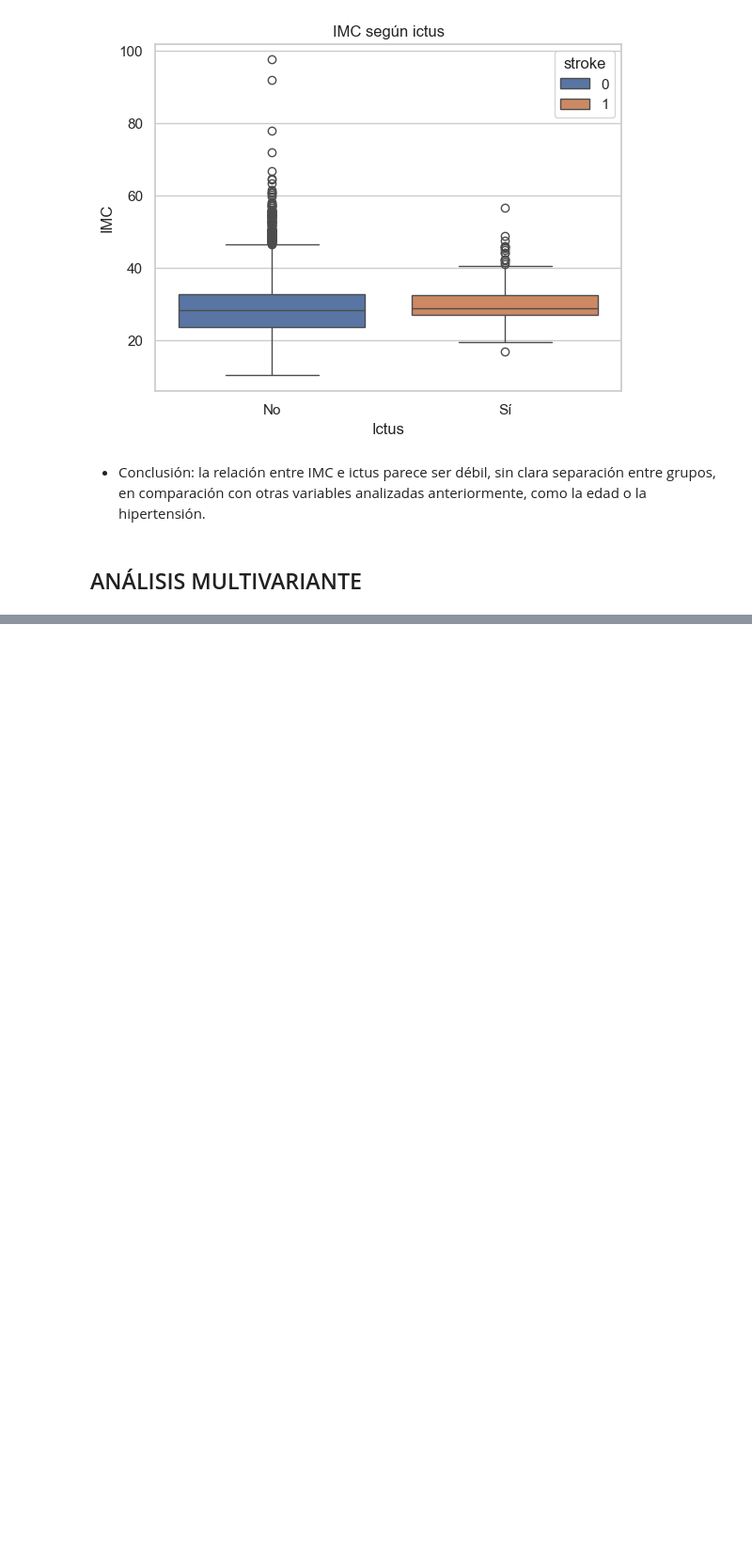
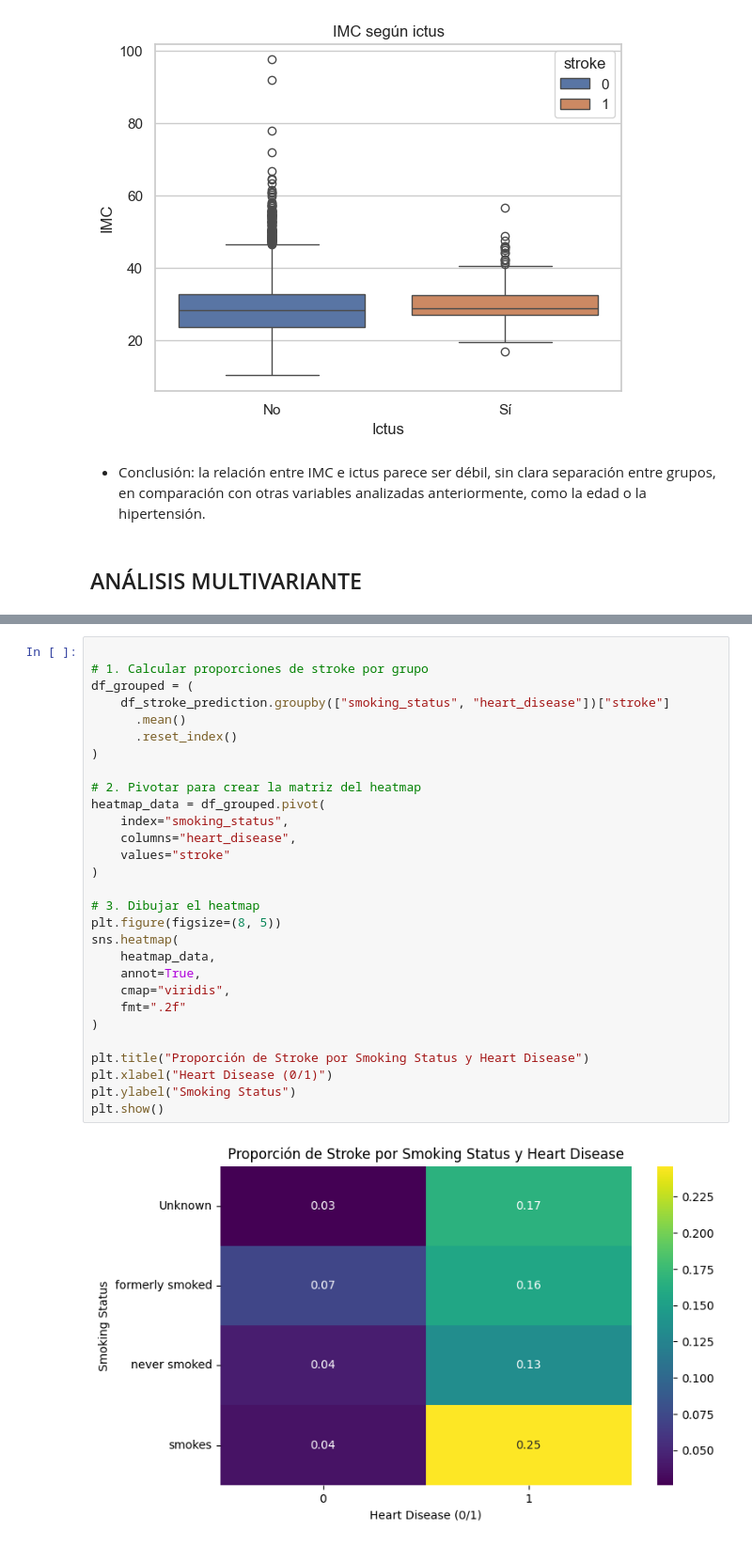
Before and after one commit to eleacos/EDA_Stroke_Prediction, a Jupyter notebook: src/notebooks/notebook-eda-inicial.ipynb, the cells around one changed output, grey strips where cells are left out. Shown at 94% size. Drawn from its saved outputs; the diff is of its cells as text; blank space fills up the shorter version.

```diff
--- a/src/notebooks/notebook-eda-inicial.ipynb
+++ b/src/notebooks/notebook-eda-inicial.ipynb
@@ -448,0 +509,31 @@ plt.show()
+# %%
+
+# 1. Calcular proporciones de stroke por grupo
+df_grouped = (
+    df_stroke_prediction.groupby(["smoking_status", "heart_disease"])["stroke"]
+      .mean()
+      .reset_index()
+)
+
+# 2. Pivotar para crear la matriz del heatmap
+heatmap_data = df_grouped.pivot(
+    index="smoking_status",
+    columns="heart_disease",
+    values="stroke"
+)
+
+# 3. Dibujar el heatmap
+plt.figure(figsize=(8, 5))
+sns.heatmap(
+    heatmap_data,
+    annot=True,
+    cmap="viridis",
+    fmt=".2f"
+)
+
+plt.title("Proporción de Stroke por Smoking Status y Heart Disease")
+plt.xlabel("Heart Disease (0/1)")
+plt.ylabel("Smoking Status")
+plt.show()
+# %% [output]
+[figure, added]
```
Also changed, not shown: parts of 4 cells of this notebook.
